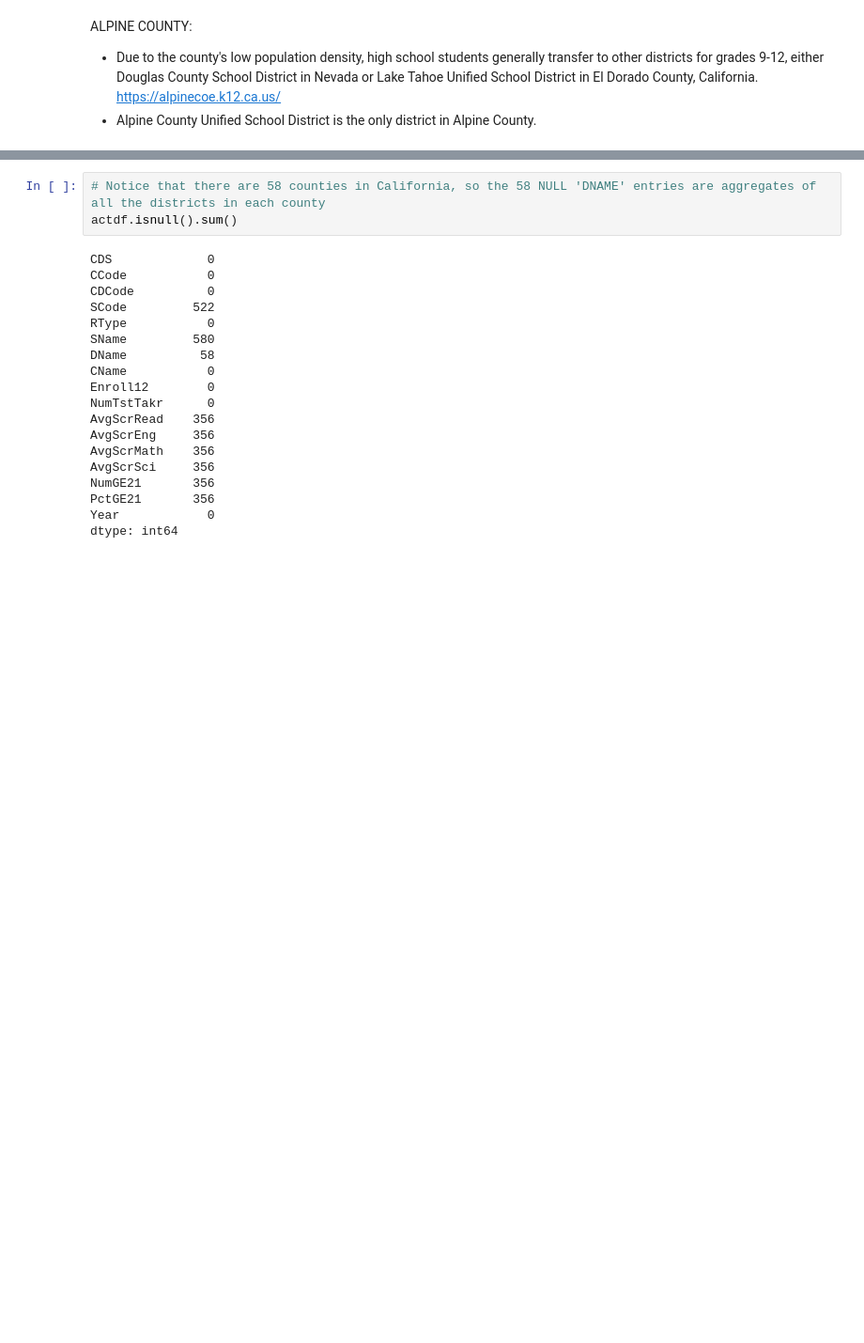
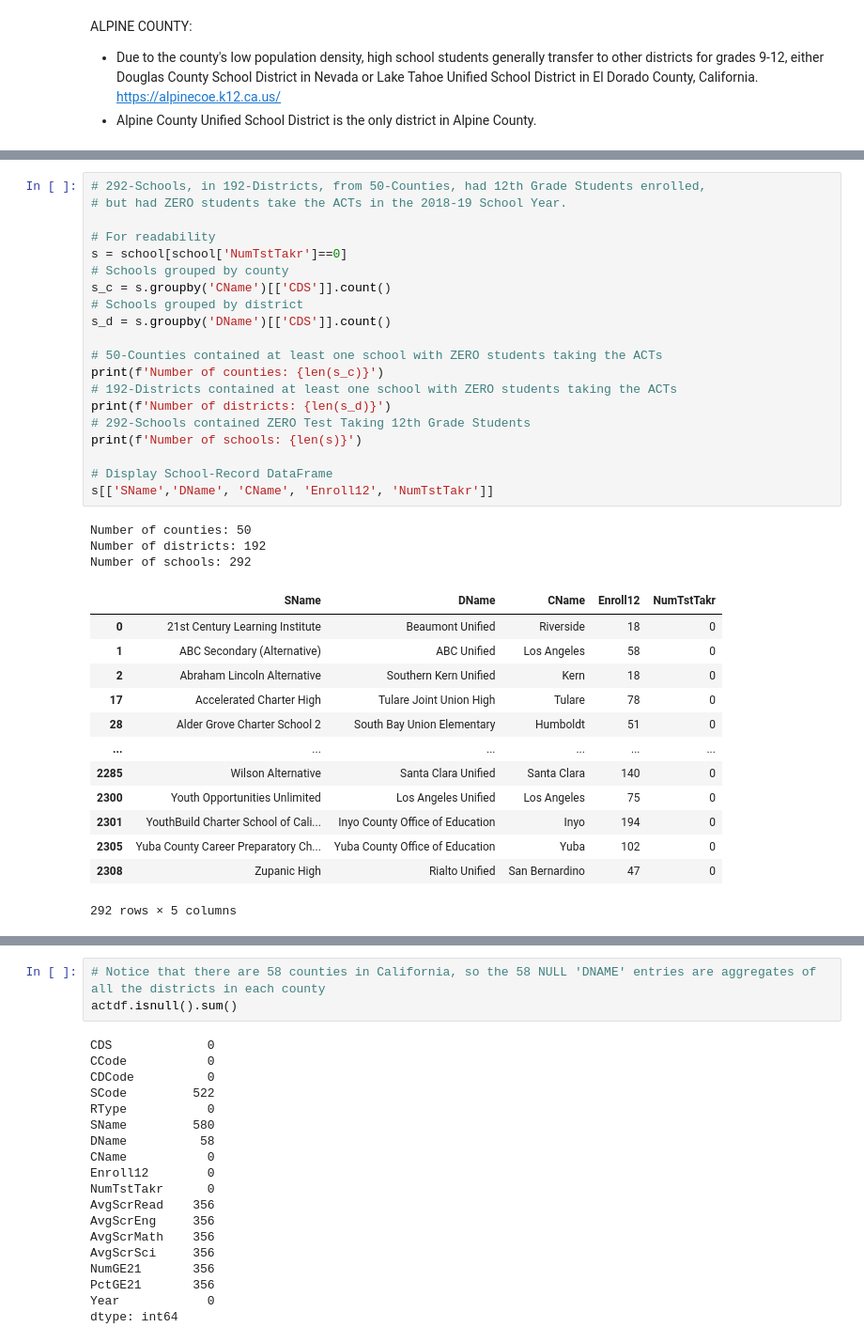
Before and after one commit to griffinbran/Equitable-Education-Affects-on-College-Entrance-Exam-Performance, a Jupyter notebook: Code/Notebook-01-Data-Import-and-Cleaning.ipynb, the cells around one changed output, grey strips where cells are left out. Shown at 94% size. Drawn from its saved outputs; the diff is of its cells as text; blank space fills up the shorter version.

```diff
--- a/Code/Notebook-01-Data-Import-and-Cleaning.ipynb
+++ b/Code/Notebook-01-Data-Import-and-Cleaning.ipynb
@@ -342,0 +173,37 @@ actdf[actdf['DName'].isnull()]
+# %%
+# 292-Schools, in 192-Districts, from 50-Counties, had 12th Grade Students enrolled,
+# but had ZERO students take the ACTs in the 2018-19 School Year.
+
+# For readability
+s = school[school['NumTstTakr']==0]
+# Schools grouped by county
+s_c = s.groupby('CName')[['CDS']].count()
+# Schools grouped by district
+s_d = s.groupby('DName')[['CDS']].count()
+
+# 50-Counties contained at least one school with ZERO students taking the ACTs
+print(f'Number of counties: {len(s_c)}')
+# 192-Districts contained at least one school with ZERO students taking the ACTs
+print(f'Number of districts: {len(s_d)}')
+# 292-Schools contained ZERO Test Taking 12th Grade Students
+print(f'Number of schools: {len(s)}')
+
+# Display School-Record DataFrame
+s[['SName','DName', 'CName', 'Enroll12', 'NumTstTakr']]
+# %% [output]
+Number of counties: 50
+Number of districts: 192
+Number of schools: 292
+|  | SName | DName | CName | Enroll12 | NumTstTakr |
+| 0 | 21st Century Learning Institute | Beaumont Unified | Riverside | 18 | 0 |
+| 1 | ABC Secondary (Alternative) | ABC Unified | Los Angeles | 58 | 0 |
+| 2 | Abraham Lincoln Alternative | Southern Kern Unified | Kern | 18 | 0 |
+| 17 | Accelerated Charter High | Tulare Joint Union High | Tulare | 78 | 0 |
+| 28 | Alder Grove Charter School 2 | South Bay Union Elementary | Humboldt | 51 | 0 |
+| ... | ... | ... | ... | ... | ... |
+| 2285 | Wilson Alternative | Santa Clara Unified | Santa Clara | 140 | 0 |
+| 2300 | Youth Opportunities Unlimited | Los Angeles Unified | Los Angeles | 75 | 0 |
+| 2301 | YouthBuild Charter School of Cali... | Inyo County Office of Education | Inyo | 194 | 0 |
+| 2305 | Yuba County Career Preparatory Ch... | Yuba County Office of Education | Yuba | 102 | 0 |
+| 2308 | Zupanic High | Rialto Unified | San Bernardino | 47 | 0 |
+292 rows × 5 columns
```
Also changed, not shown: parts of 43 cells of this notebook.
